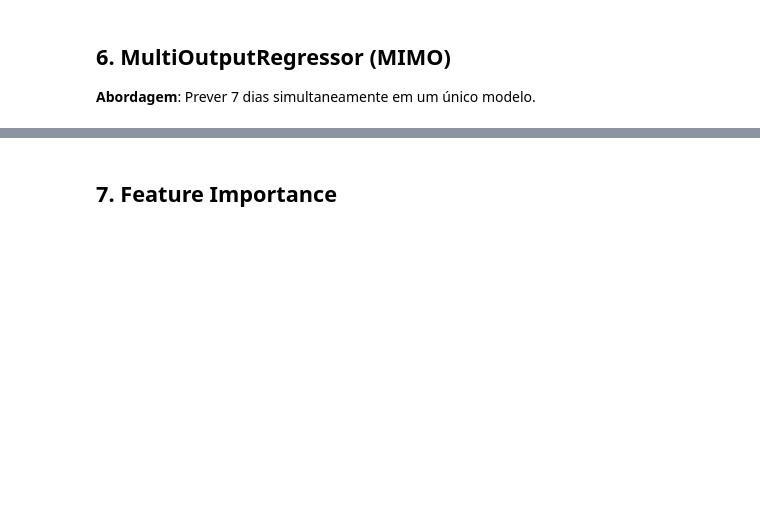
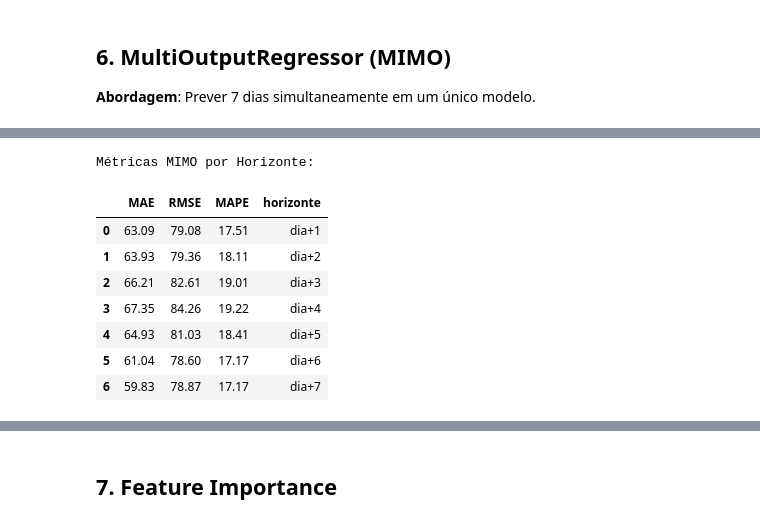
Before and after one commit to jarlanjsl/ML-TCC-UNIFOR, a Jupyter notebook: notebooks/03_modeling.ipynb, the cells around one changed output, grey strips where cells are left out. Cells and saved outputs as stored; diff of their text form; code cells hidden in the pictures; blank space fills up the shorter version.

```diff
--- a/notebooks/03_modeling.ipynb
+++ b/notebooks/03_modeling.ipynb
@@ -194,11 +320,21 @@ print(f"X_mimo_train: {X_mimo_train.shape}, y_mimo_train: {y_mimo_train.shape}")
 # %%
 modelo_mimo, metricas_mimo, y_pred_mimo = treinar_multioutput(
-    X_mimo_train, y_mimo_train, X_mimo_test, horizonte=7
+    X_mimo_train, y_mimo_train, X_mimo_test, y_mimo_test, horizonte=7
 )
 
 df_metricas_mimo = pd.DataFrame(metricas_mimo)
 print("Métricas MIMO por Horizonte:")
 df_metricas_mimo
+# %% [output]
+Métricas MIMO por Horizonte:
+|  | MAE | RMSE | MAPE | horizonte |
+| 0 | 63.09 | 79.08 | 17.51 | dia+1 |
+| 1 | 63.93 | 79.36 | 18.11 | dia+2 |
+| 2 | 66.21 | 82.61 | 19.01 | dia+3 |
+| 3 | 67.35 | 84.26 | 19.22 | dia+4 |
+| 4 | 64.93 | 81.03 | 18.41 | dia+5 |
+| 5 | 61.04 | 78.60 | 17.17 | dia+6 |
+| 6 | 59.83 | 78.87 | 17.17 | dia+7 |
 # %%
 plt.figure(figsize=(10, 5))
 plt.plot(df_metricas_mimo['horizonte'], df_metricas_mimo['MAPE'], marker='o', linestyle='-', color='green')
```
Also changed, not shown: parts of 27 cells of this notebook, 4 other files.
